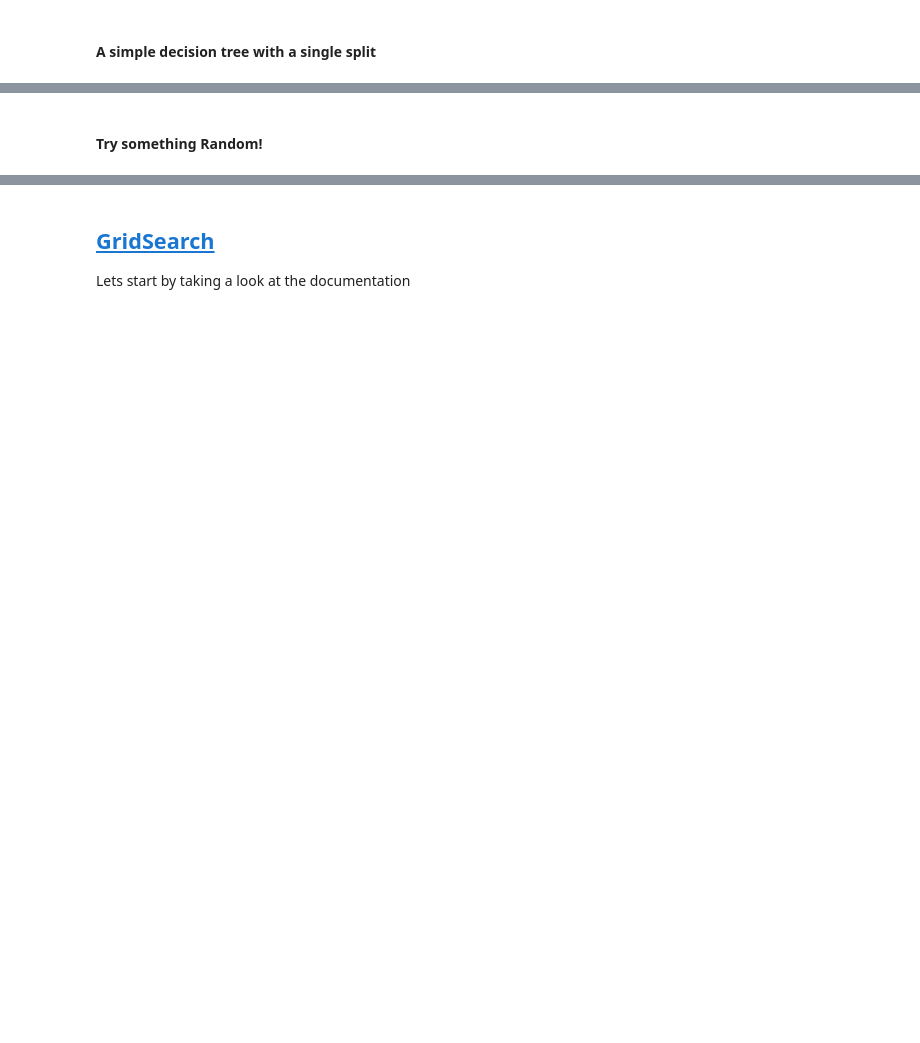
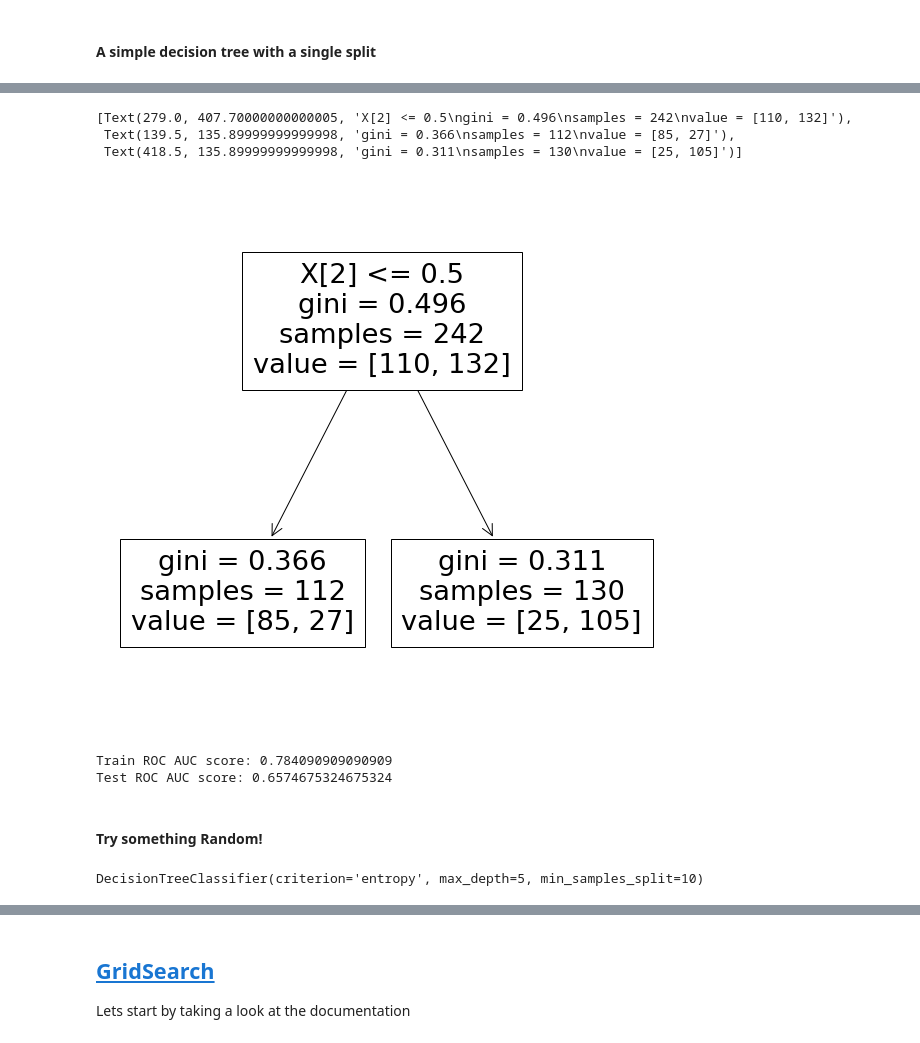
Before and after one commit to kcahlers/hbs-ds-060120, a Jupyter notebook: module-3/day-6-pipelines-roc/coach_lab_decision_tree_practice/DecisionTreePractice-kca.ipynb, the cells around one changed output, grey strips where cells are left out. Cells and saved outputs as stored; diff of their text form; code cells hidden in the pictures; blank space fills up the shorter version.

```diff
--- a/module-3/day-6-pipelines-roc/coach_lab_decision_tree_practice/DecisionTreePractice-kca.ipynb
+++ b/module-3/day-6-pipelines-roc/coach_lab_decision_tree_practice/DecisionTreePractice-kca.ipynb
@@ -174,4 +274,9 @@ from sklearn.tree import DecisionTreeClassifier
 # %%
 # Visualizing the single-split decision tree
 plt.figure(figsize=(10,10))
-tree.plot_tree(dt_maxdepth2)
+tree.plot_tree(dt_1)
+# %% [output]
+[Text(279.0, 407.70000000000005, 'X[2] <= 0.5\ngini = 0.496\nsamples = 242\nvalue = [110, 132]'),
+ Text(139.5, 135.89999999999998, 'gini = 0.366\nsamples = 112\nvalue = [85, 27]'),
+ Text(418.5, 135.89999999999998, 'gini = 0.311\nsamples = 130\nvalue = [25, 105]')]
+[figure, added]
@@ -180,12 +283,25 @@ tree.plot_tree(dt_maxdepth2)
+# %%
+# Lets calculate the roc_auc_score
+train_pred = dt_1.predict_proba(X_train)
+test_pred = dt_1.predict_proba(X_test)
+train_score = roc_auc_score(y_train,train_pred[:,1])
+test_score = roc_auc_score(y_test,test_pred[:,1])
+print(f"Train ROC AUC score: {train_score}")
+print(f"Test ROC AUC score: {test_score}")
+# %% [output]
+Train ROC AUC score: 0.784090909090909
+Test ROC AUC score: 0.6574675324675324
 # %% [markdown]
 #### Try something Random!
 # %%
 # Okay - time to change things!
 # Replace None with relevant code
-dt_2 = DecisionTreeClassifier(max_depth= None, criterion=None,
-                              min_samples_split=None)
+dt_2 = DecisionTreeClassifier(max_depth= 5, criterion='entropy',
+                              min_samples_split=10)
 
 dt_2.fit(X_train, y_train)
+# %% [output]
+DecisionTreeClassifier(criterion='entropy', max_depth=5, min_samples_split=10)
 # %%
 # Visualizing the decision tree
 plt.figure(figsize=(20,20))
```
Also changed, not shown: parts of 19 cells of this notebook, 1 other file.
